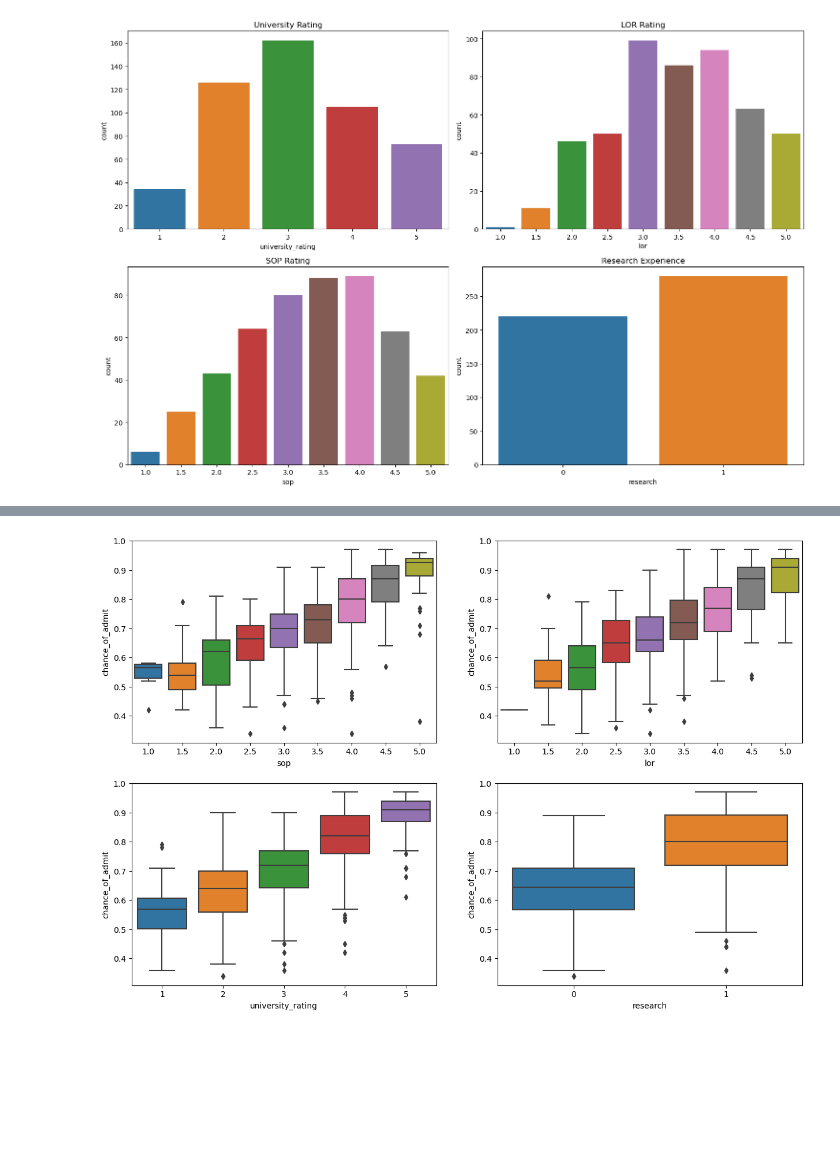
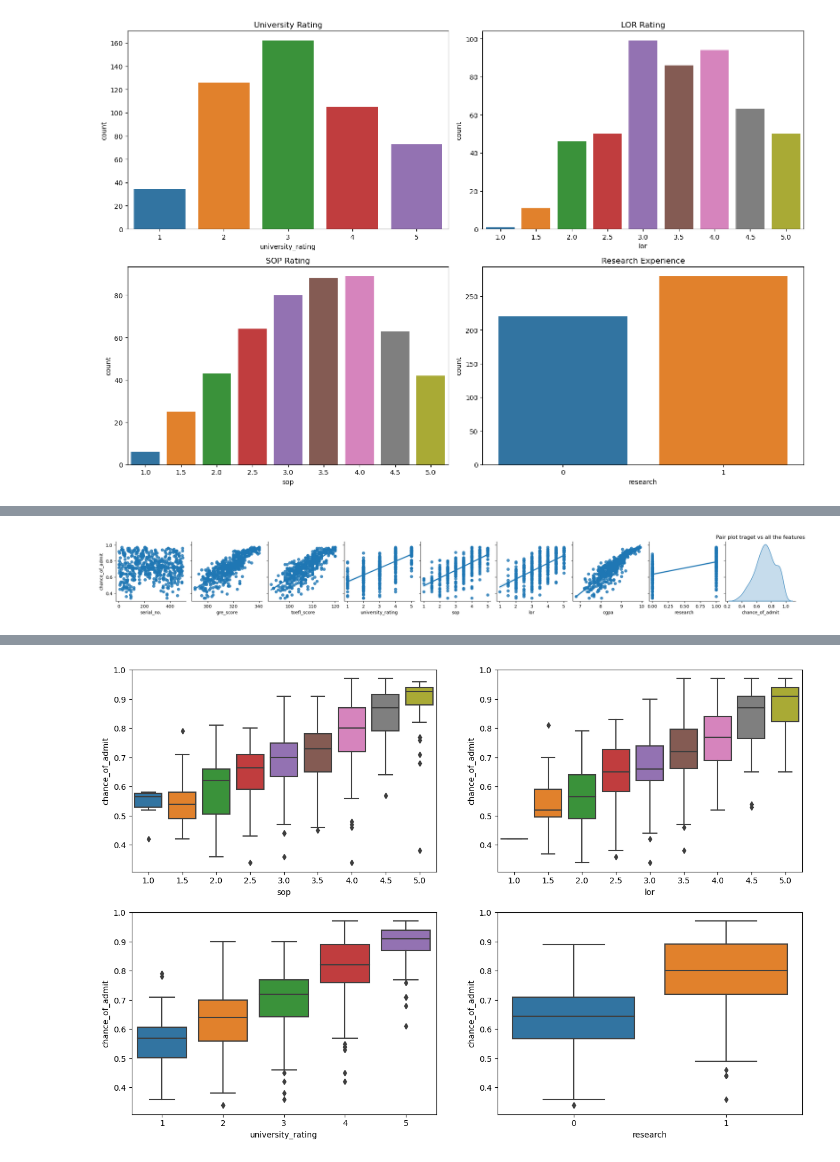
Before and after one commit to mayankjain281/ML_Supervised_Regression, a Jupyter notebook: Jamboree_Admission_Probability_Predictor/Jamboree_Admission_Probability_Predictor.ipynb, the cells around one changed output, grey strips where cells are left out. Cells and saved outputs as stored; diff of their text form; code cells hidden in the pictures; blank space fills up the shorter version.

```diff
--- a/Jamboree_Admission_Probability_Predictor/Jamboree_Admission_Probability_Predictor.ipynb
+++ b/Jamboree_Admission_Probability_Predictor/Jamboree_Admission_Probability_Predictor.ipynb
@@ -332,0 +237,6 @@ plt.show()
+# %%
+sns.pairplot(df, y_vars = df.columns[-1], kind="reg", diag_kind="kde")
+plt.title("Pair plot traget vs all the features")
+plt.show()
+# %% [output]
+[figure, added]
```
Also changed, not shown: parts of 131 cells of this notebook.
